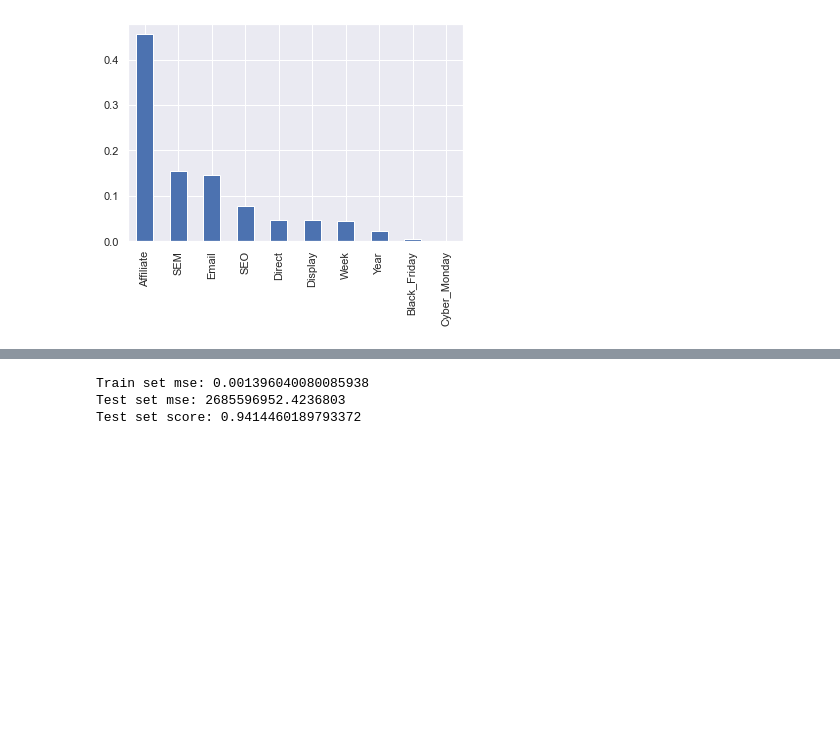
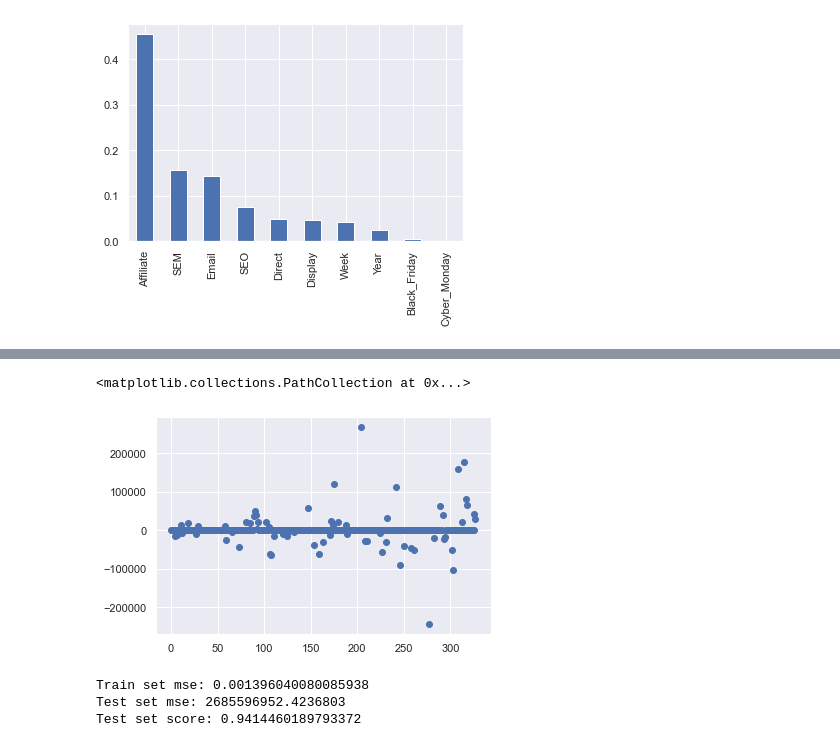
Before and after one commit to Jorge-Montenegro/TFM, a Jupyter notebook: TFM.ipynb, the cells around one changed output, grey strips where cells are left out. Saved outputs shown, nothing was run; the diff lists cells and outputs as text; code cells hidden in the pictures; blank space fills up the shorter version.

```diff
--- a/TFM.ipynb
+++ b/TFM.ipynb
@@ -514,3 +683,12 @@ pd.Series(importance, data.columns[0:-1]).sort_values(ascending = False).plot(ki
+# %%
+dfr = pd.DataFrame()
+dfr['Real'] = data.iloc[:,-1].values
+dfr['Predict'] = RFR.predict(data.iloc[:,0:-1])
+dfr['Delta'] = dfr['Real'] - dfr['Predict']
+plt.scatter(range(len(dfr['Real'])), dfr['Delta'])
+# %% [output]
+<matplotlib.collections.PathCollection at 0x...>
+[figure, added]
 # %%
 XGB = XGBRegressor(max_depth=16,n_estimators=200,seed=1)
 XGB.fit(X_train,y_train)
```
Also changed, not shown: parts of 19 cells of this notebook.
